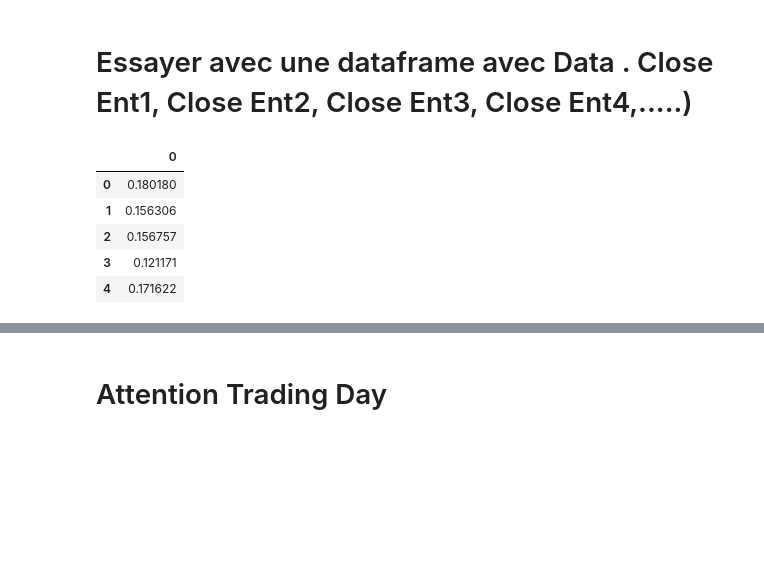
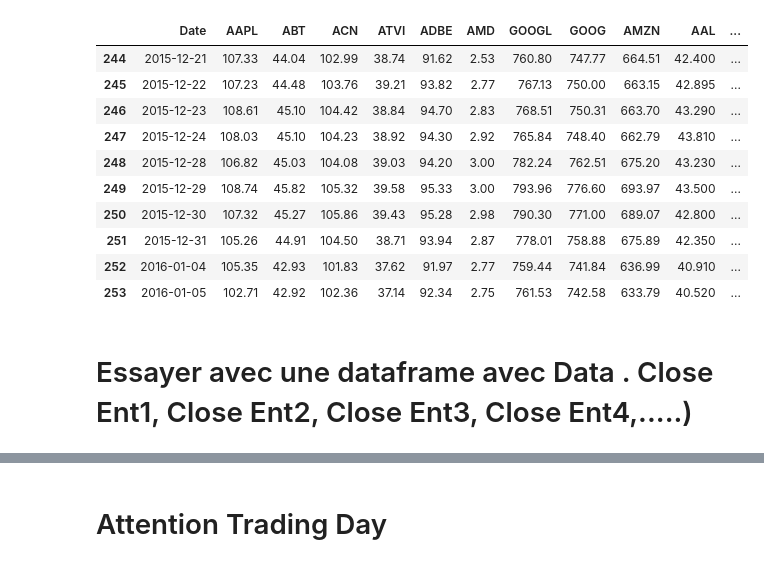
Before and after one commit to Geoffroyclms/Time-Series, a Jupyter notebook: 1.lstmVgeof2.ipynb, the cells around one changed output, grey strips where cells are left out. Saved outputs shown, nothing was run; the diff lists cells and outputs as text; code cells hidden in the pictures; blank space fills up the shorter version.

```diff
--- a/1.lstmVgeof2.ipynb
+++ b/1.lstmVgeof2.ipynb
@@ -31,2 +49,20 @@ df.tail()
+# %%
+df_all=pd.read_csv(r"C:\Users\Geoffroy\Desktop\IT\Projet Supélec\Data_quandl\Data_total.csv")
+df=df_all[:-3] #Les data - les 3 à prédire !
+date_ori = pd.to_datetime(df.iloc[:, 0]).tolist()
+# %%
+df.tail(10)
+# %% [output]
+|  | Date | AAPL | ABT | ACN | ATVI | ADBE | AMD | GOOGL | GOOG | AMZN | AAL | ... |
+| 244 | 2015-12-21 | 107.33 | 44.04 | 102.99 | 38.74 | 91.62 | 2.53 | 760.80 | 747.77 | 664.51 | 42.400 | ... |
+| 245 | 2015-12-22 | 107.23 | 44.48 | 103.76 | 39.21 | 93.82 | 2.77 | 767.13 | 750.00 | 663.15 | 42.895 | ... |
+| 246 | 2015-12-23 | 108.61 | 45.10 | 104.42 | 38.84 | 94.70 | 2.83 | 768.51 | 750.31 | 663.70 | 43.290 | ... |
+| 247 | 2015-12-24 | 108.03 | 45.10 | 104.23 | 38.92 | 94.30 | 2.92 | 765.84 | 748.40 | 662.79 | 43.810 | ... |
+| 248 | 2015-12-28 | 106.82 | 45.03 | 104.08 | 39.03 | 94.20 | 3.00 | 782.24 | 762.51 | 675.20 | 43.230 | ... |
+| 249 | 2015-12-29 | 108.74 | 45.82 | 105.32 | 39.58 | 95.33 | 3.00 | 793.96 | 776.60 | 693.97 | 43.500 | ... |
+| 250 | 2015-12-30 | 107.32 | 45.27 | 105.86 | 39.43 | 95.28 | 2.98 | 790.30 | 771.00 | 689.07 | 42.800 | ... |
+| 251 | 2015-12-31 | 105.26 | 44.91 | 104.50 | 38.71 | 93.94 | 2.87 | 778.01 | 758.88 | 675.89 | 42.350 | ... |
+| 252 | 2016-01-04 | 105.35 | 42.93 | 101.83 | 37.62 | 91.97 | 2.77 | 759.44 | 741.84 | 636.99 | 40.910 | ... |
+| 253 | 2016-01-05 | 102.71 | 42.92 | 102.36 | 37.14 | 92.34 | 2.75 | 761.53 | 742.58 | 633.79 | 40.520 | ... |
 # %% [markdown]
 # Essayer avec une dataframe avec Data . Close Ent1, Close Ent2, Close Ent3, Close Ent4,.....)
@@ -43,11 +70,3 @@ df.tail()
 minmax = MinMaxScaler().fit(df.iloc[:, 1:].astype('float32'))
 df_log = minmax.transform(df.iloc[:, 1:].astype('float32'))
 df_log = pd.DataFrame(df_log)
-df_log.head()
-# %% [output]
-|  | 0 |
-| 0 | 0.180180 |
-| 1 | 0.156306 |
-| 2 | 0.156757 |
-| 3 | 0.121171 |
-| 4 | 0.171622 |
```
Also changed, not shown: parts of 32 cells of this notebook, 3 other files.
